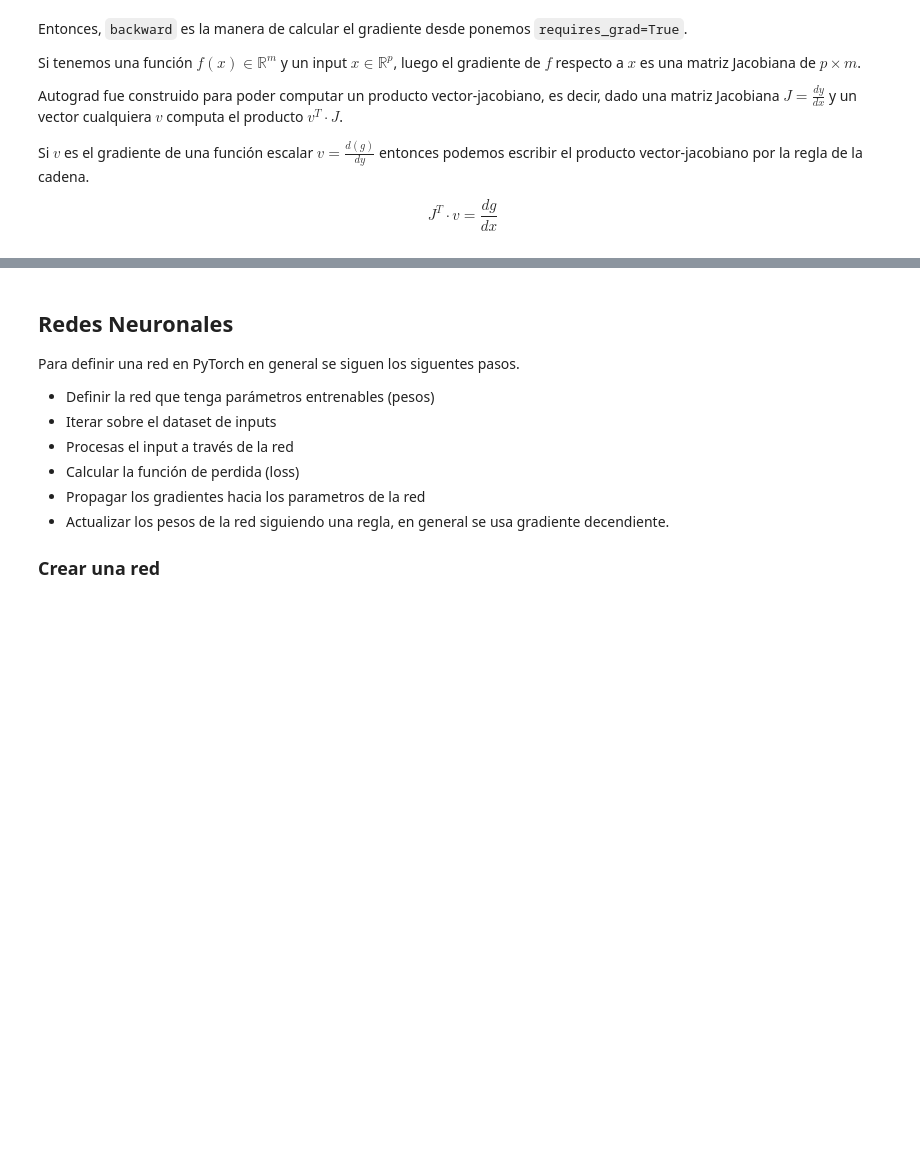
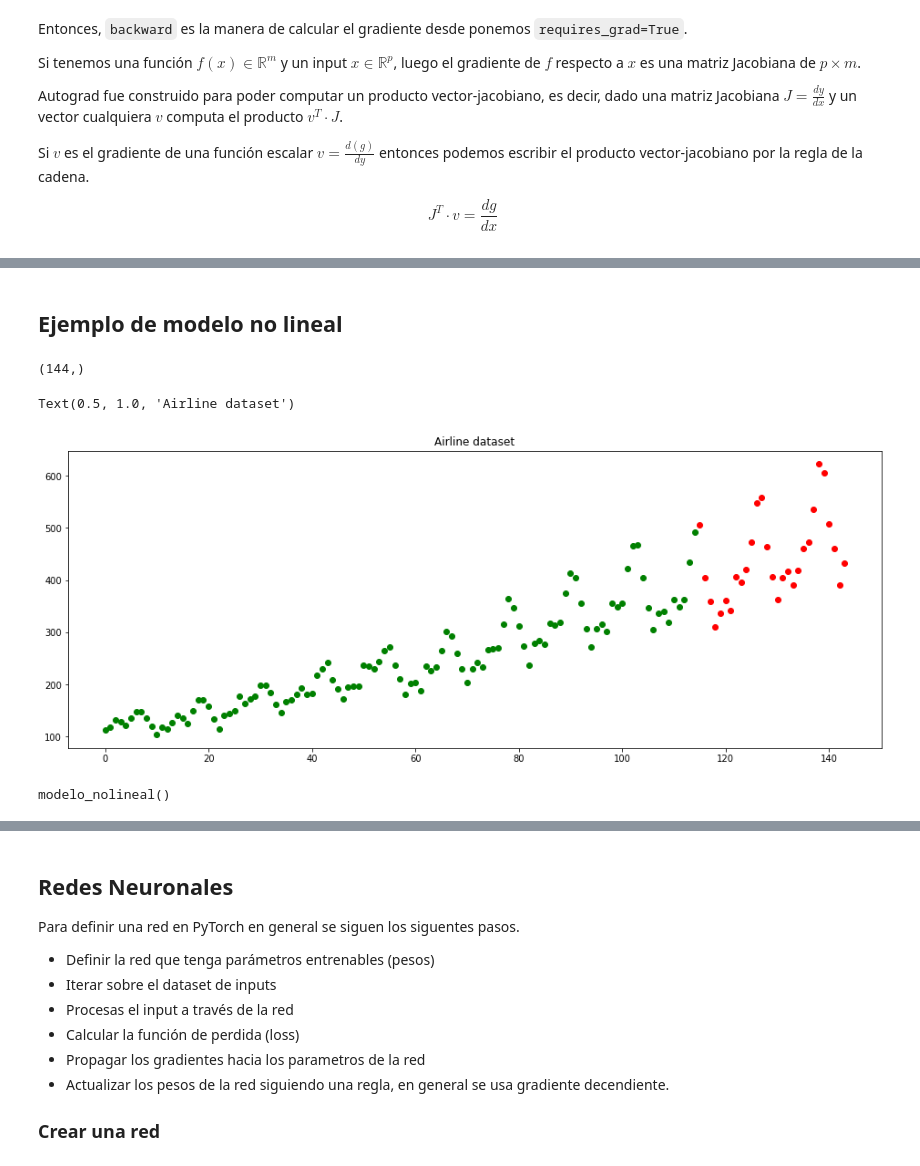
Before and after one commit to GAMES-UChile/Curso-BancoEstado, a Jupyter notebook: modulo5/modulo5.ipynb, the cells around one changed output, grey strips where cells are left out. Drawn from its saved outputs; the diff is of its cells as text; code cells hidden in the pictures; blank space fills up the shorter version.

Commit message:
clase5-airline

```diff
--- a/modulo5/modulo5.ipynb
+++ b/modulo5/modulo5.ipynb
@@ -305 +305,70 @@ tensor([1262.7628, -531.2934,  197.3089], grad_fn=<MulBackward0>)
 tensor([1.0240e+02, 1.0240e+03, 1.0240e-01])
+# %% [markdown]
+## Ejemplo de modelo no lineal
+# %%
+%matplotlib inline
+import matplotlib.pyplot as plt
+
+data = np.loadtxt('passenger_data.txt')
+x = data[:,0]
+y = data[:,1]
+r = 0.8 #training vesus all ratio
+til_train = int(len(y)*r)
+#x = x-til_train
+
+z = 10 * np.sin(x*0.51) * np.exp(x*0.02) + 100 + x*2.49
+
+x_trn = x[:int(len(y)*r)]
+y_trn = y[:int(len(y)*r)]
+
+x_tst = x[int(len(y)*r):]
+y_tst = y[int(len(y)*r):]
+print(y.shape)
+
+plt.figure(figsize=(16, 6))
+plt.plot(x_tst,y_tst, 'or')
+plt.plot(x_trn,y_trn, 'og')
+plt.title('Airline dataset')
+# %% [output]
+(144,)
+Text(0.5, 1.0, 'Airline dataset')
+[figure, added]
+# %%
+import torch
+import torch.nn as nn
+import torch.nn.functional as F
+
+
+class modelo_nolineal(nn.Module):
+
+    def __init__(self):
+        super(modelo_nolineal, self).__init__()
+        #self.a = nn.Parameter(torch.randn(1, requires_grad=True, dtype=torch.float))
+        #self.b = nn.Parameter(torch.randn(1, requires_grad=True, dtype=torch.float))
+        #self.c = nn.Parameter(torch.randn(1, requires_grad=True, dtype=torch.float))
+        #self.d = nn.Parameter(torch.randn(1, requires_grad=True, dtype=torch.float))
+        #self.e = nn.Parameter(torch.randn(1, requires_grad=True, dtype=torch.float))
+        #self.f = nn.Parameter(torch.randn(1, requires_grad=True, dtype=torch.float))
+        self.a = nn.Parameter(torch.tensor([100], dtype=torch.float, requires_grad=True))
+        self.b = nn.Parameter(torch.tensor([2], dtype=torch.float, requires_grad=True))
+        self.c = nn.Parameter(torch.tensor([10], dtype=torch.float, requires_grad=True))
+        self.d = nn.Parameter(torch.tensor([1], dtype=torch.float, requires_grad=True))
+        self.e = nn.Parameter(torch.tensor([0.01], dtype=torch.float, requires_grad=True))
+        self.f = nn.Parameter(torch.tensor([0], dtype=torch.float, requires_grad=True))
+
+
+
+    def forward(self, x):
+        #return self.a + self.b * x
+        bias = self.a
+        slope = self.b
+        growth = self.c * torch.exp(self.d * x)
+        oscillatory = torch.cos(2*np.pi* x/12 + self.f)
+        return bias + slope * x + growth * oscillatory
+        #return self.a + self.b*x + self.c*x**2
+
+
+modelo = modelo_nolineal()
+print(modelo)
+# %% [output]
+modelo_nolineal()
```
Also changed, not shown: parts of 29 cells of this notebook, 1 other file.
